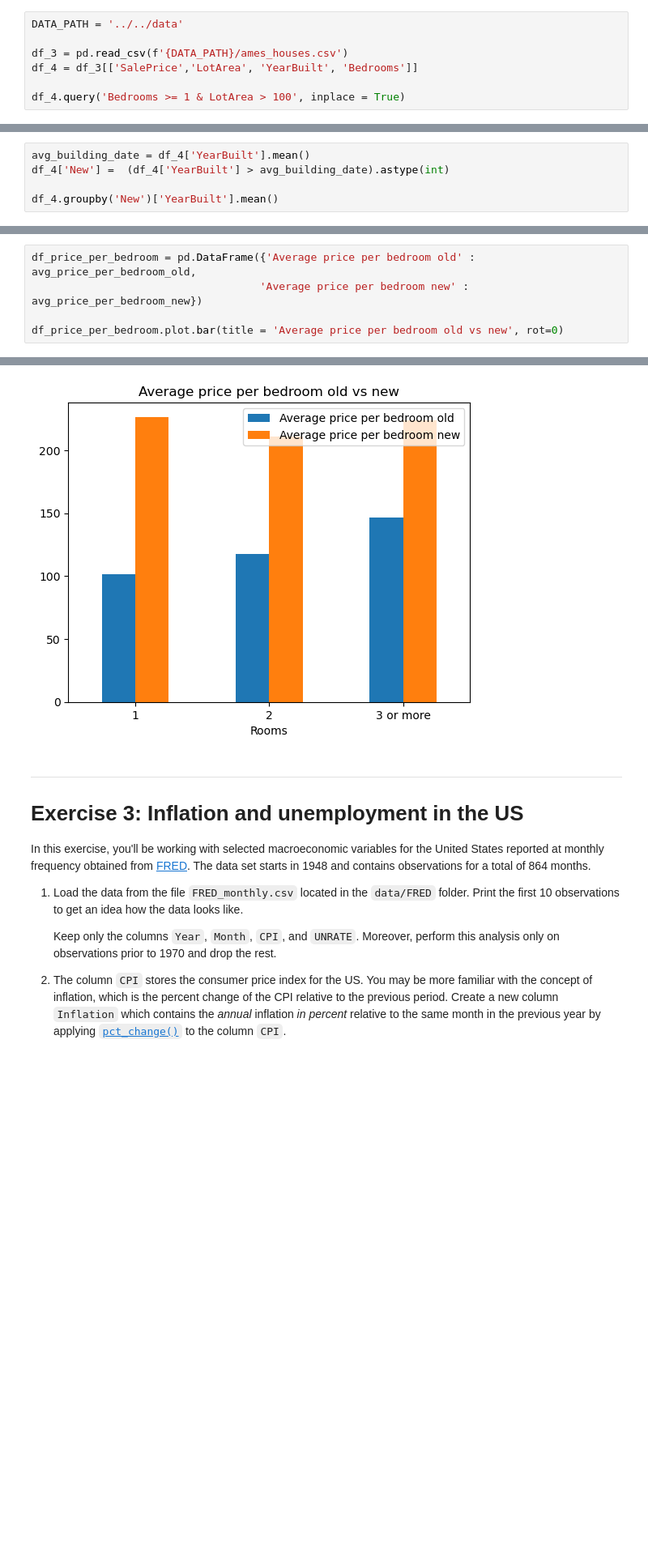
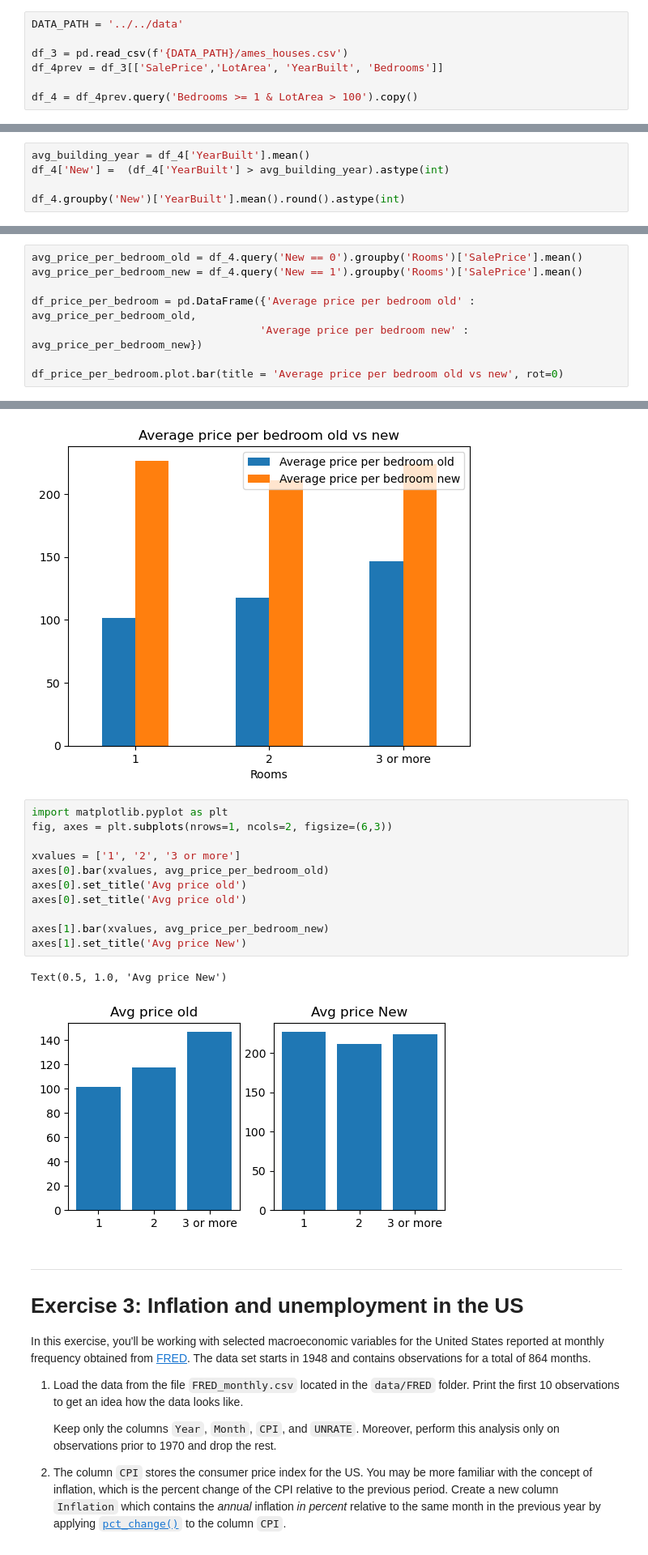
Before and after one commit to LLonsett/TECH2-H25, a Jupyter notebook: workshops/workshop4/workshop4_LL.ipynb, the cells around one changed output, grey strips where cells are left out. Shown at 81% size. Saved outputs shown, nothing was run; the diff lists cells and outputs as text; blank space fills up the shorter version.

```diff
--- a/workshops/workshop4/workshop4_LL.ipynb
+++ b/workshops/workshop4/workshop4_LL.ipynb
@@ -127,6 +127,6 @@ to understand how house prices vary with selected house characteristics.
 DATA_PATH = '../../data'
 
 df_3 = pd.read_csv(f'{DATA_PATH}/ames_houses.csv')
-df_4 = df_3[['SalePrice','LotArea', 'YearBuilt', 'Bedrooms']]
+df_4prev = df_3[['SalePrice','LotArea', 'YearBuilt', 'Bedrooms']]
 
-df_4.query('Bedrooms >= 1 & LotArea > 100', inplace = True)
+df_4 = df_4prev.query('Bedrooms >= 1 & LotArea > 100').copy()
@@ -138,6 +133,6 @@ See the caveats in the documentation: https://pandas.pydata.org/pandas-docs/stab
 # %%
-avg_building_date = df_4['YearBuilt'].mean()
-df_4['New'] =  (df_4['YearBuilt'] > avg_building_date).astype(int)
+avg_building_year = df_4['YearBuilt'].mean()
+df_4['New'] =  (df_4['YearBuilt'] > avg_building_year).astype(int)
 
-df_4.groupby('New')['YearBuilt'].mean()
+df_4.groupby('New')['YearBuilt'].mean().round().astype(int)
 # %% [output]
@@ -173,4 +176,7 @@ Name: SalePrice, dtype: float64
 # %%
+avg_price_per_bedroom_old = df_4.query('New == 0').groupby('Rooms')['SalePrice'].mean()
+avg_price_per_bedroom_new = df_4.query('New == 1').groupby('Rooms')['SalePrice'].mean()
+
 df_price_per_bedroom = pd.DataFrame({'Average price per bedroom old' : avg_price_per_bedroom_old,
                                     'Average price per bedroom new' : avg_price_per_bedroom_new})
 
@@ -178,6 +184,20 @@ df_price_per_bedroom.plot.bar(title = 'Average price per bedroom old vs new', ro
 # %% [output]
 <Axes: title={'center': 'Average price per bedroom old vs new'}, xlabel='Rooms'>
 [figure]
+# %%
+import matplotlib.pyplot as plt
+fig, axes = plt.subplots(nrows=1, ncols=2, figsize=(6,3))
+
+xvalues = ['1', '2', '3 or more']
+axes[0].bar(xvalues, avg_price_per_bedroom_old)
+axes[0].set_title('Avg price old')
+axes[0].set_title('Avg price old')
+
+axes[1].bar(xvalues, avg_price_per_bedroom_new)
+axes[1].set_title('Avg price New')
+# %% [output]
+Text(0.5, 1.0, 'Avg price New')
+[figure, added]
 # %% [markdown]
 ***
 # Exercise 3: Inflation and unemployment in the US
```
Also changed, not shown: parts of 6 cells of this notebook, 1 other file.
